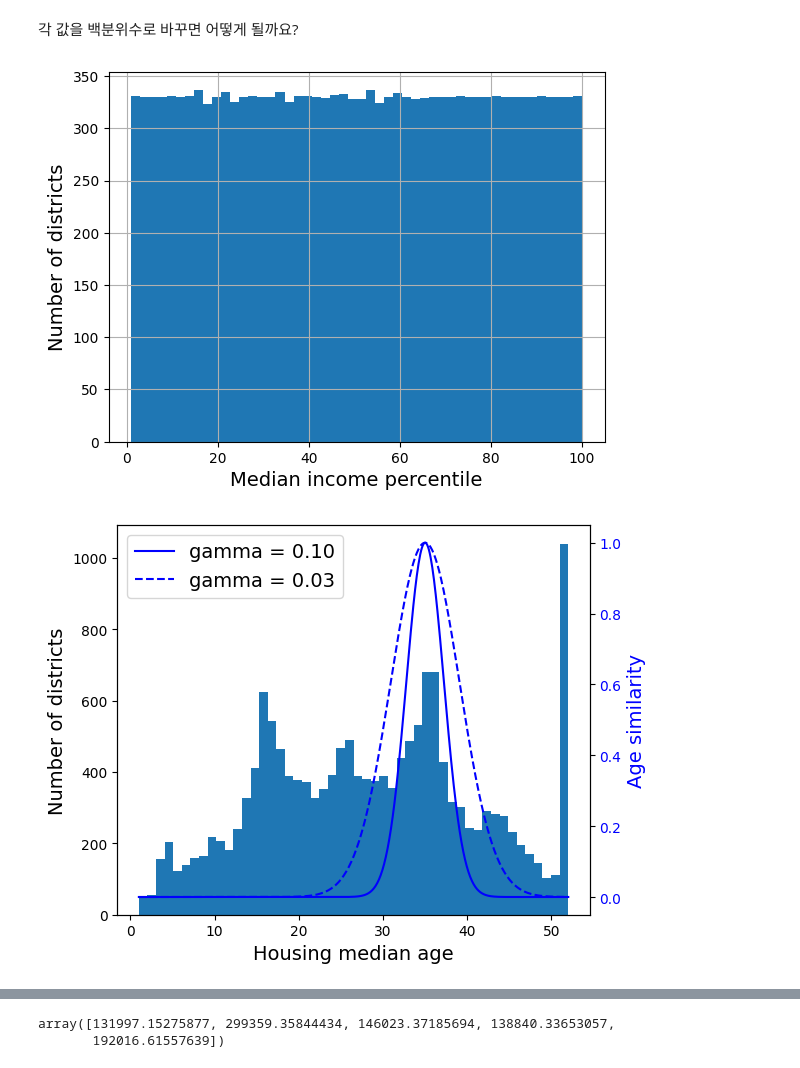
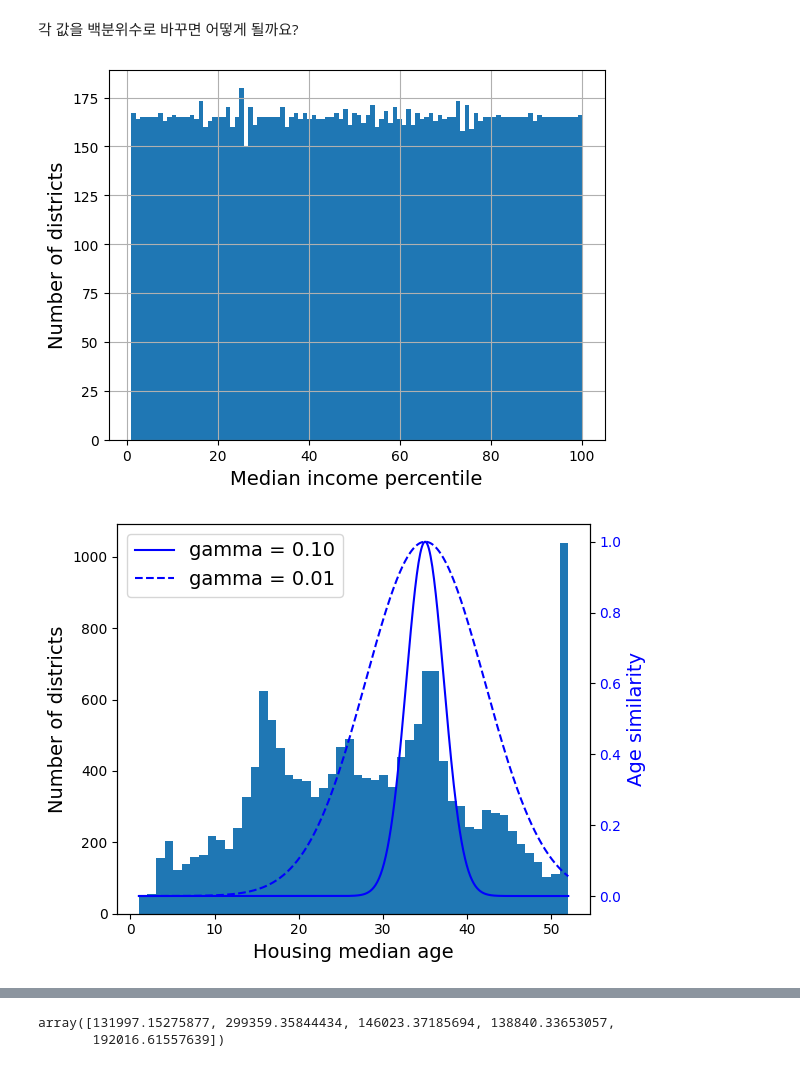
Before and after one commit to idseop/MachineLearning, a Jupyter notebook: 02_end_to_end_machine_learning_project.ipynb, the cells around one changed output, grey strips where cells are left out. Drawn from its saved outputs; the diff is of its cells as text; code cells hidden in the pictures.

```diff
--- a/02_end_to_end_machine_learning_project.ipynb
+++ b/02_end_to_end_machine_learning_project.ipynb
@@ -790,32 +781,32 @@ plt.show()
 # %% [markdown]
 각 값을 백분위수로 바꾸면 어떻게 될까요?
 # %%
-# 추가 코드 – 균등 분포를 얻는다는 것을 보여줍니다
+# 균등 분포를 얻는다는 것을 보여줍니다
 percentiles = [np.percentile(housing["median_income"], p)
                for p in range(1, 100)]
 flattened_median_income = pd.cut(housing["median_income"],
                                  bins=[-np.inf] + percentiles + [np.inf],
                                  labels=range(1, 100 + 1))
-flattened_median_income.hist(bins=50)
+flattened_median_income.hist(bins=100)
 plt.xlabel("Median income percentile")
 plt.ylabel("Number of districts")
 plt.show()
 # Note: 1 백분위수 아래의 소득은 1로 레이블되고 99 백분위수 이상의 값은 100으로 레이블됩니다.
 # 이 때문에 아래 분포의 범위가 1에서부터 100까지입니다(0에서부터 100까지가 아닙니다).
 # %% [output]
-[figure, old version]
+[figure, new version]
 # %%
 from sklearn.metrics.pairwise import rbf_kernel
 
 age_simil_35 = rbf_kernel(housing[["housing_median_age"]], [[35]], gamma=0.1)
 # %%
-# 추가 코드 – 이 셀은 그림 2–18을 생성 합니다
+# 방사기저함수 생성
 
 ages = np.linspace(housing["housing_median_age"].min(),
                    housing["housing_median_age"].max(),
                    500).reshape(-1, 1)
 gamma1 = 0.1
-gamma2 = 0.03
+gamma2 = 0.01
 rbf1 = rbf_kernel(ages, [[35]], gamma=gamma1)
 rbf2 = rbf_kernel(ages, [[35]], gamma=gamma2)
 
@@ -828,7 +819,7 @@ ax1.hist(housing["housing_median_age"], bins=50)
 ax2 = ax1.twinx()  # x축을 공유 하는 쌍둥이 축을 만듭니다
 color = "blue"
 ax2.plot(ages, rbf1, color=color, label="gamma = 0.10")
-ax2.plot(ages, rbf2, color=color, label="gamma = 0.03", linestyle="--")
+ax2.plot(ages, rbf2, color=color, label="gamma = 0.01", linestyle="--")
 ax2.tick_params(axis='y', labelcolor=color)
 ax2.set_ylabel("Age similarity", color=color)
 
@@ -836,4 +827,4 @@ plt.legend(loc="upper left")
 save_fig("age_similarity_plot")
 plt.show()
 # %% [output]
-[figure, old version]
+[figure, new version]
```
Also changed, not shown: parts of 27 cells of this notebook.
